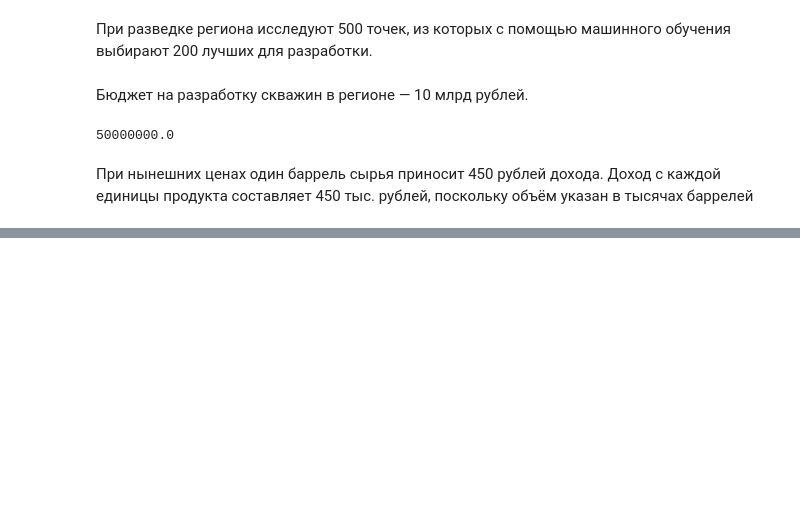
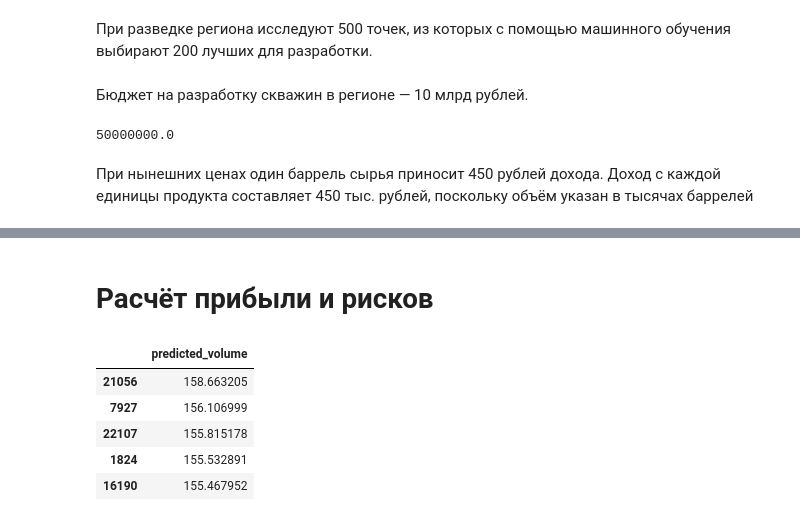
Before and after one commit to ivangolt/yandex_practicum-ds, a Jupyter notebook: 11.SelectingLocation/11Sprint.ipynb, the cells around one changed output, grey strips where cells are left out. Cells and saved outputs as stored; diff of their text form; code cells hidden in the pictures; blank space fills up the shorter version.

```diff
--- a/11.SelectingLocation/11Sprint.ipynb
+++ b/11.SelectingLocation/11Sprint.ipynb
@@ -557,0 +579,13 @@ one_thousand_barrel_income = 450_000
+# %% [markdown]
+# Расчёт прибыли и рисков
+# %%
+top_200_wells_0_region = pd.DataFrame(y_predict0, columns=['predicted_volume']).\
+                            sort_values(by='predicted_volume', ascending=False)[:200]
+top_200_wells_0_region.head()
+# %% [output]
+|  | predicted_volume |
+| 21056 | 158.663205 |
+| 7927 | 156.106999 |
+| 22107 | 155.815178 |
+| 1824 | 155.532891 |
+| 16190 | 155.467952 |
```
Also changed, not shown: parts of 25 cells of this notebook.
